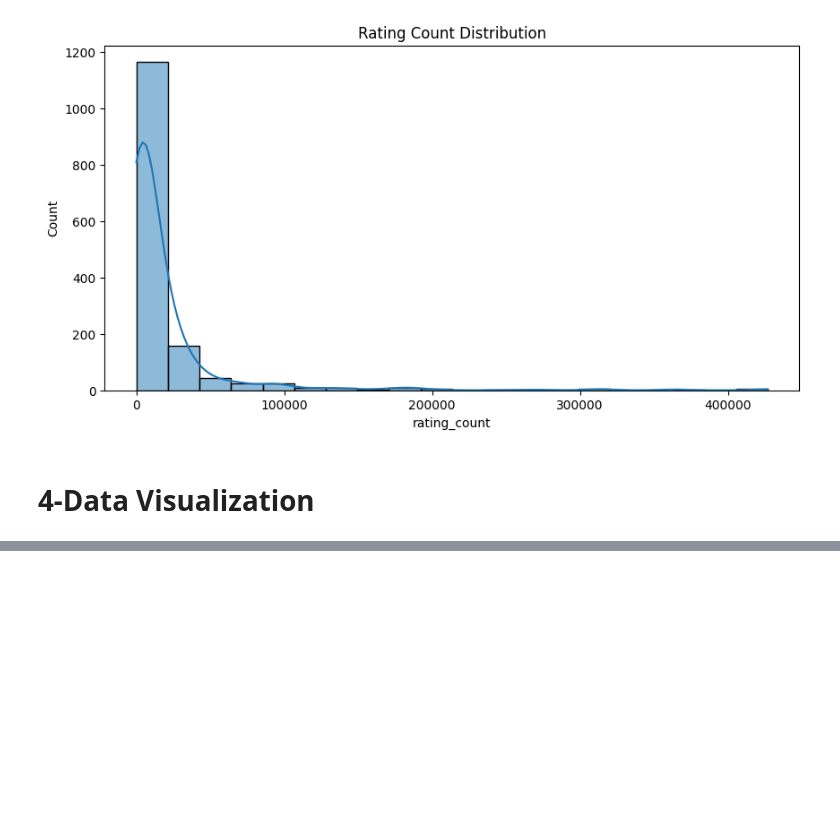
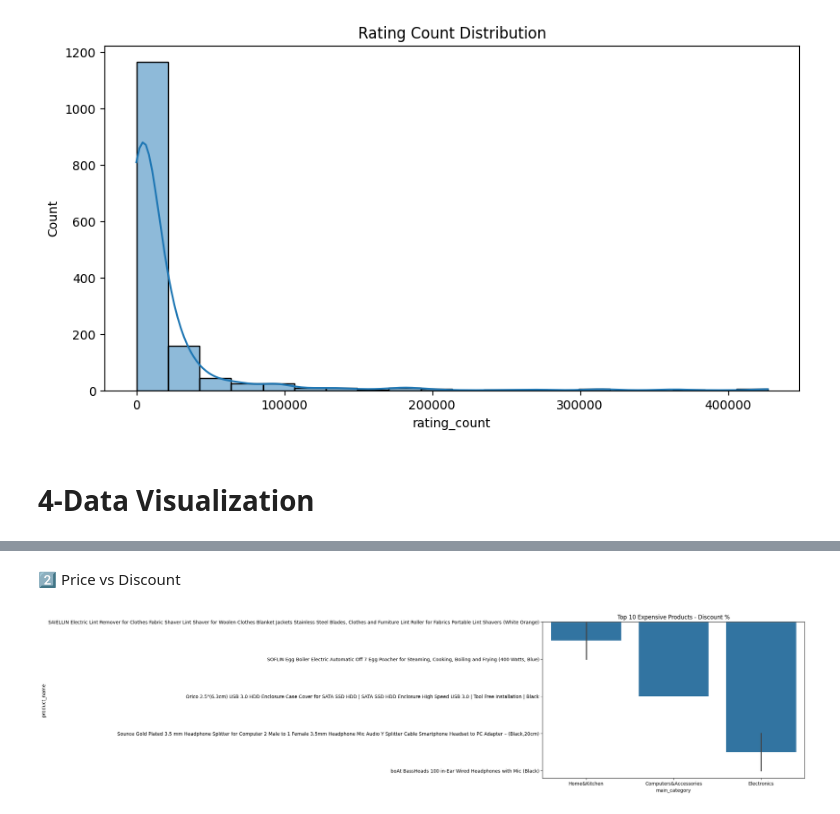
Before and after one commit to mosta3aGam2L/Amazon_EDA_project, a Jupyter notebook: notebooks/Amazon_EDA.ipynb, the cells around one changed output, grey strips where cells are left out. Drawn from its saved outputs; the diff is of its cells as text; code cells hidden in the pictures; blank space fills up the shorter version.

```diff
--- a/notebooks/Amazon_EDA.ipynb
+++ b/notebooks/Amazon_EDA.ipynb
@@ -248,0 +263,13 @@ plt.show()
+# %% [markdown]
+2️⃣ Price vs Discount
+# %%
+top5 = df.sort_values(by='actual_price', ascending=False).head()
+top5 = df.sort_values(by='actual_price', ascending=False).head()
+
+plt.figure(figsize=(10,6))
+sns.barplot(x='main_category', y='product_name', data=top5)
+
+plt.title("Top 10 Expensive Products - Discount %")
+plt.show()
+# %% [output]
+[figure, added]
```
Also changed, not shown: parts of 23 cells of this notebook.
